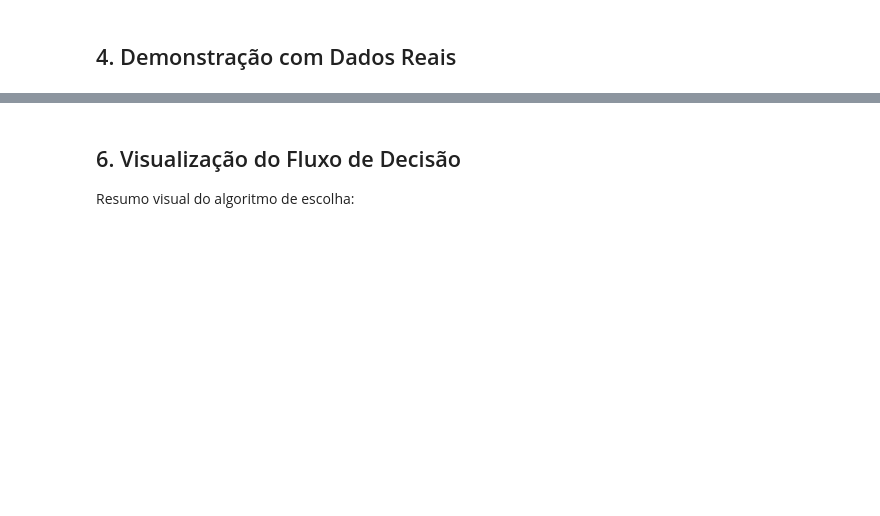
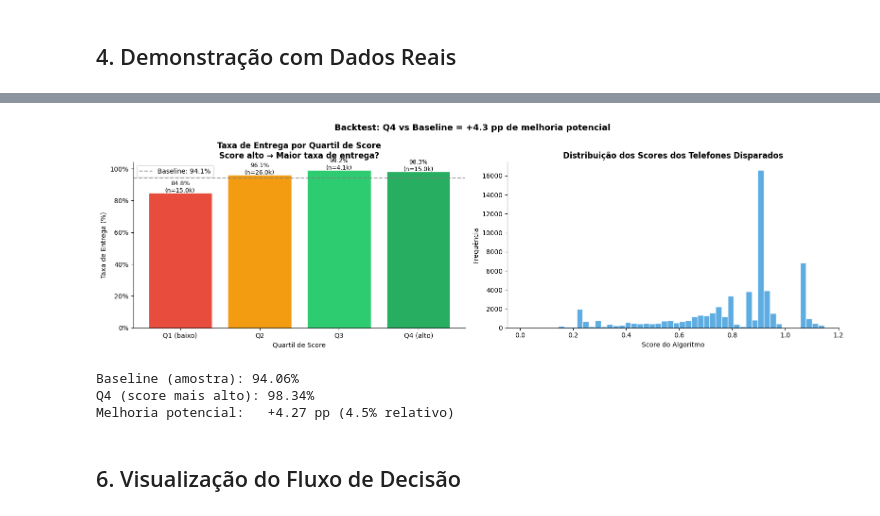
Before and after one commit to Lucas-SGO/desafio-cientista-dados-pleno-campanhas, a Jupyter notebook: notebooks/03_ranking_e_algoritmo.ipynb, the cells around one changed output, grey strips where cells are left out. Cells and saved outputs as stored; diff of their text form; code cells hidden in the pictures; blank space fills up the shorter version.

Commit message:
roda nb03 com backtest

```diff
--- a/notebooks/03_ranking_e_algoritmo.ipynb
+++ b/notebooks/03_ranking_e_algoritmo.ipynb
@@ -421,0 +470,18 @@ print(backtest_result.to_string(index=False, float_format='{:.4f}'.format))
+# %%
+# Preparar base para backtest
+df_fin = df_disparo[df_disparo['status_disparo'].isin(['delivered', 'read', 'sent', 'failed'])].copy()
+df_fin['sucesso'] = df_fin['status_disparo'].isin(['delivered', 'read']).astype(int)
+df_fin['criacao_envio_datahora'] = pd.to_datetime(df_fin['criacao_envio_datahora'])
+
+df_bt = df_fin[['contato_telefone', 'sucesso', 'criacao_envio_datahora']].merge(
+    df_tel[['telefone_numero', 'telefone_aparicoes', 'telefone_tipo',
+            'telefone_qualidade', 'telefone_proprietarios_quantidade']],
+    left_on='contato_telefone', right_on='telefone_numero', how='inner'
+)
+
+print(f'Base de backtest: {len(df_bt):,} disparos finalizados com dim_telefone')
+
+# Amostra para velocidade de execução
+SAMPLE_N = 60_000
+df_bt_sample = df_bt.sample(n=min(SAMPLE_N, len(df_bt)), random_state=42).reset_index(drop=True)
+print(f'Amostra para backtest: {len(df_bt_sample):,} registros')
@@ -422,43 +554,47 @@ print(backtest_result.to_string(index=False, float_format='{:.4f}'.format))
 # %%
 fig, axes = plt.subplots(1, 2, figsize=(16, 5))
 
 # Taxa de entrega por quartil
 cores_q = ['#e74c3c', '#f39c12', '#2ecc71', '#27ae60']
 quartis = backtest_result['quartil_score'].astype(str)
 taxas_q = backtest_result['taxa_entrega'] * 100
 
-bars = axes[0].bar(quartis, taxas_q, color=cores_q, edgecolor='white')
+axes[0].bar(quartis, taxas_q, color=cores_q, edgecolor='white')
 for i, (v, n) in enumerate(zip(taxas_q, backtest_result['n_disparos'])):
-    axes[0].text(i, v + 0.3, f'{v:.1f}%\n(n={n/1e3:.0f}k)', ha='center', fontsize=9)
+    axes[0].text(i, v + 0.3, f'{v:.1f}%\n(n={n/1e3:.1f}k)', ha='center', fontsize=9)
 
-baseline = df_bt['sucesso'].mean() * 100
+baseline = df_bt_sample['sucesso'].mean() * 100
 axes[0].axhline(baseline, color='gray', linestyle='--', alpha=0.7, label=f'Baseline: {baseline:.1f}%')
-axes[0].set_title('Taxa de Entrega por Quartil de Score do Algoritmo\n'
-                  'Score alto → Maior taxa de entrega?', fontweight='bold')
+axes[0].set_title('Taxa de Entrega por Quartil de Score\nScore alto → Maior taxa de entrega?',
+                  fontweight='bold')
 axes[0].set_xlabel('Quartil de Score')
 axes[0].set_ylabel('Taxa de Entrega (%)')
 axes[0].yaxis.set_major_formatter(mtick.FuncFormatter(lambda x, _: f'{x:.0f}%'))
 axes[0].legend()
 
 # Distribuição de scores
-axes[1].hist(df_bt['score_algoritmo'], bins=50, color='#3498db', edgecolor='white', alpha=0.8)
+axes[1].hist(df_bt_sample['score_algoritmo'].dropna(), bins=50,
+             color='#3498db', edgecolor='white', alpha=0.8)
 axes[1].set_title('Distribuição dos Scores dos Telefones Disparados', fontweight='bold')
 axes[1].set_xlabel('Score do Algoritmo')
 axes[1].set_ylabel('Frequência')
 
 melhoria = taxas_q.iloc[-1] - baseline
-plt.suptitle(f'Backtest do Algoritmo: Q4 vs Baseline = +{melhoria:.1f} pp de melhoria potencial',
+plt.suptitle(f'Backtest: Q4 vs Baseline = +{melhoria:.1f} pp de melhoria potencial',
              fontsize=13, fontweight='bold')
 plt.tight_layout()
 plt.show()
 
-print(f'\nBaseline (todos os disparos): {baseline:.2f}%')
-print(f'Q4 (score mais alto):          {taxas_q.iloc[-1]:.2f}%')
-print(f'Melhoria potencial:            +{melhoria:.2f} pp ({melhoria/baseline*100:.1f}% relativo)')
+print(f'\nBaseline (amostra): {baseline:.2f}%')
+print(f'Q4 (score mais alto): {taxas_q.iloc[-1]:.2f}%')
+print(f'Melhoria potencial:   +{melhoria:.2f} pp ({melhoria/baseline*100:.1f}% relativo)')
+# %% [output]
+[figure, added]
+Baseline (amostra): 94.06%
+Q4 (score mais alto): 98.34%
+Melhoria potencial:   +4.27 pp (4.5% relativo)
 # %% [markdown]
 ## 6. Visualização do Fluxo de Decisão
-
-Resumo visual do algoritmo de escolha:
 # %%
 fig, ax = plt.subplots(figsize=(14, 7))
 ax.axis('off')
```
Also changed, not shown: parts of 19 cells of this notebook.
